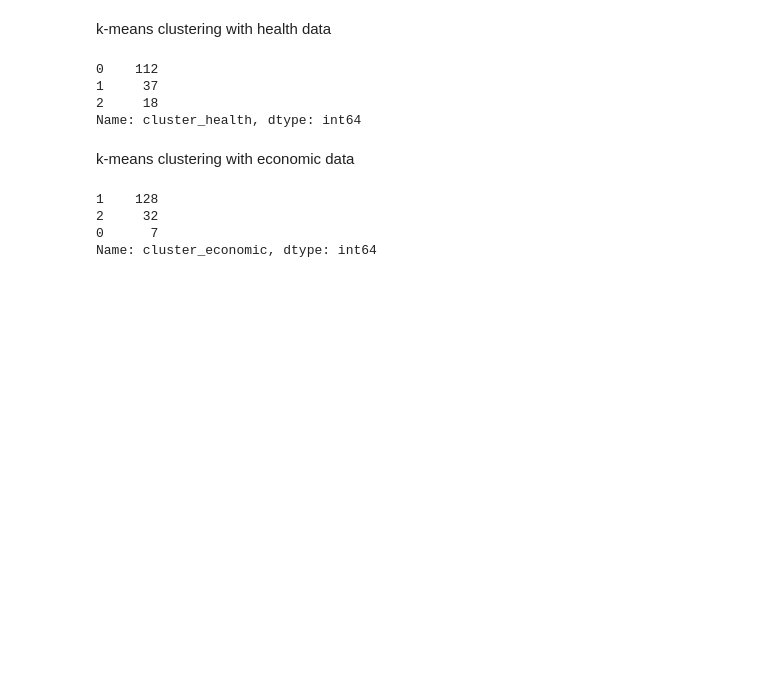
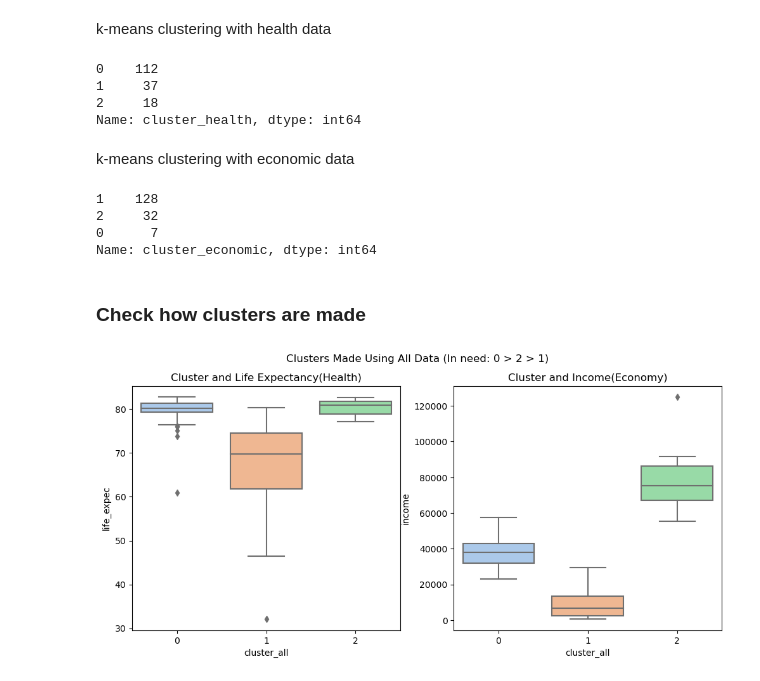
Before and after one commit to usuajiayako/DataScienceWeek8, a Jupyter notebook: unsupervised_mini_project/country.ipynb, the cells around one changed output. Cells and saved outputs as stored; diff of their text form; code cells hidden in the pictures; blank space fills up the shorter version.

Commit message:
understanding of clustering

```diff
--- a/unsupervised_mini_project/country.ipynb
+++ b/unsupervised_mini_project/country.ipynb
@@ -269,3 +273,13 @@ data["cluster_economic"].value_counts()
 2     32
 0      7
 Name: cluster_economic, dtype: int64
+# %% [markdown]
+### Check how clusters are made
+# %%
+fig, ax = plt.subplots(1, 2, squeeze = False, figsize = (12, 5))
+sns.boxplot(ax = ax[0,0], x = "cluster_all", y = "life_expec", data = data).set(title = "Cluster and Life Expectancy(Health)")
+sns.boxplot(ax = ax[0,1], x = "cluster_all", y = "income", data = data).set(title = "Cluster and Income(Economy)")
+plt.suptitle("Clusters Made Using All Data (In need: 0 > 2 > 1)")
+plt.show()
+# %% [output]
+[figure, added]
```
Also changed, not shown: parts of 4 cells of this notebook.
